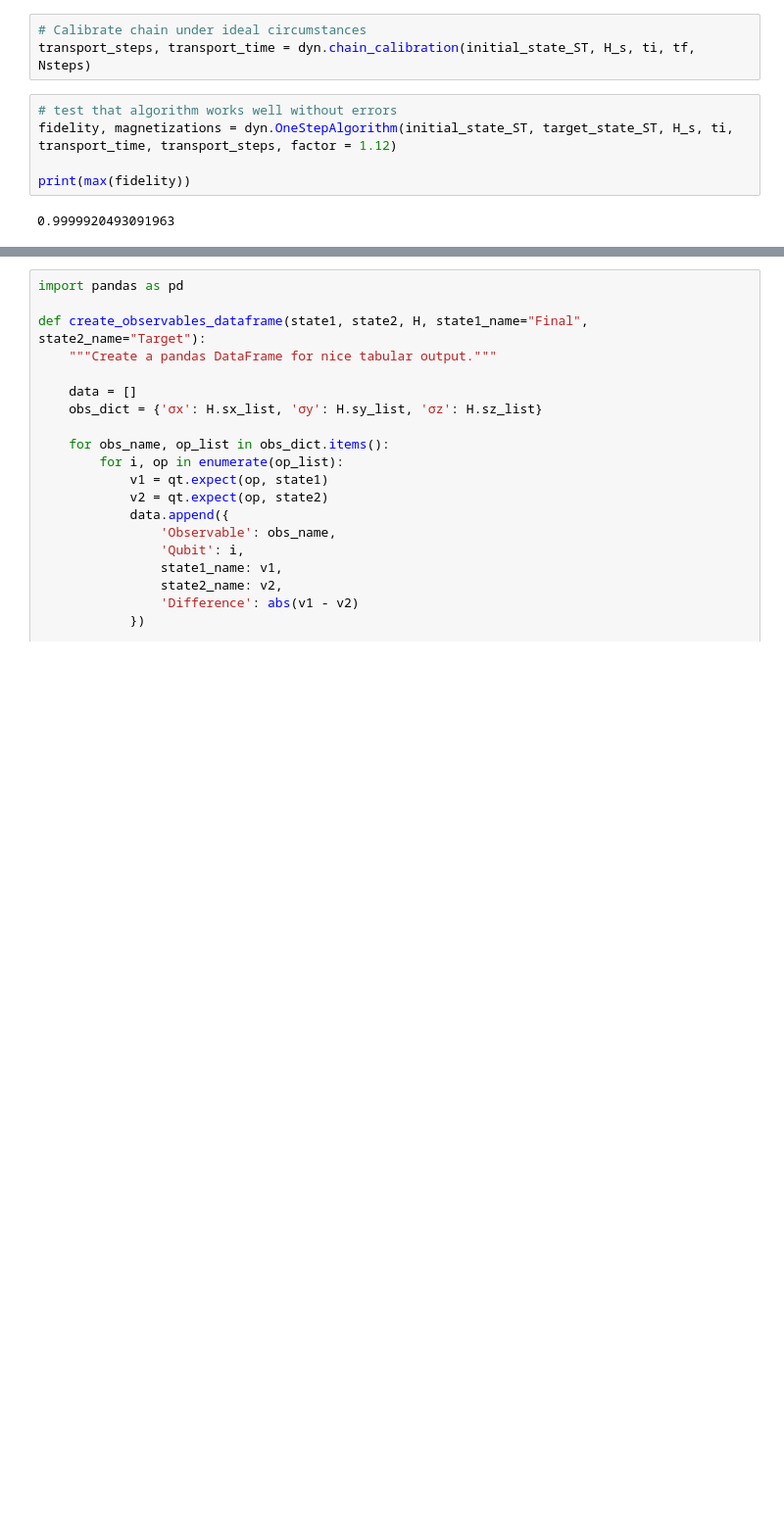
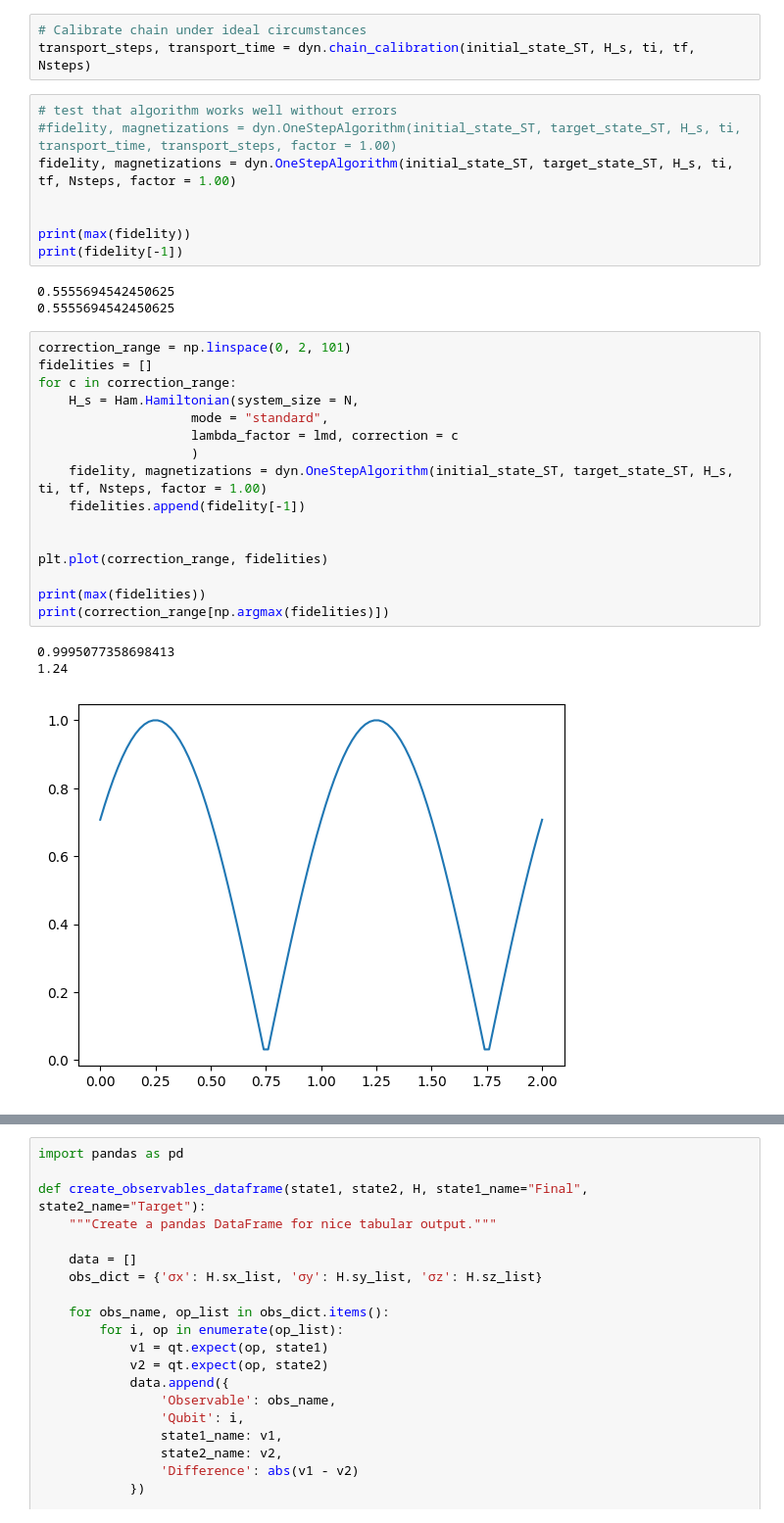
Before and after one commit to OsQarM/quantum_state_transfer, a Jupyter notebook: notebooks/standard_encoding_test.ipynb, the cells around one changed output, grey strips where cells are left out. Shown at 98% size. Drawn from its saved outputs; the diff is of its cells as text; blank space fills up the shorter version.

```diff
--- a/notebooks/standard_encoding_test.ipynb
+++ b/notebooks/standard_encoding_test.ipynb
@@ -48,11 +51,35 @@ H_s = Ham.Hamiltonian(system_size = N,
 transport_steps, transport_time = dyn.chain_calibration(initial_state_ST, H_s, ti, tf, Nsteps)
 # %%
 # test that algorithm works well without errors
-fidelity, magnetizations = dyn.OneStepAlgorithm(initial_state_ST, target_state_ST, H_s, ti, transport_time, transport_steps, factor = 1.12)
+#fidelity, magnetizations = dyn.OneStepAlgorithm(initial_state_ST, target_state_ST, H_s, ti, transport_time, transport_steps, factor = 1.00)
+fidelity, magnetizations = dyn.OneStepAlgorithm(initial_state_ST, target_state_ST, H_s, ti, tf, Nsteps, factor = 1.00)
+
 
 print(max(fidelity))
+print(fidelity[-1])
 # %% [output]
-0.9999920493091963
+0.5555694542450625
+0.5555694542450625
+# %%
+correction_range = np.linspace(0, 2, 101)
+fidelities = []
+for c in correction_range:
+    H_s = Ham.Hamiltonian(system_size = N,
+                    mode = "standard",
+                    lambda_factor = lmd, correction = c
+                    )
+    fidelity, magnetizations = dyn.OneStepAlgorithm(initial_state_ST, target_state_ST, H_s, ti, tf, Nsteps, factor = 1.00)
+    fidelities.append(fidelity[-1])
+
+
+plt.plot(correction_range, fidelities)
+
+print(max(fidelities))
+print(correction_range[np.argmax(fidelities)])
+# %% [output]
+0.9995077358698413
+1.24
+[figure, added]
 # %%
 plots.plot_fidelity(fidelity, N)
 # %% [output]
```
Also changed, not shown: parts of 8 cells of this notebook, 3 other files.
